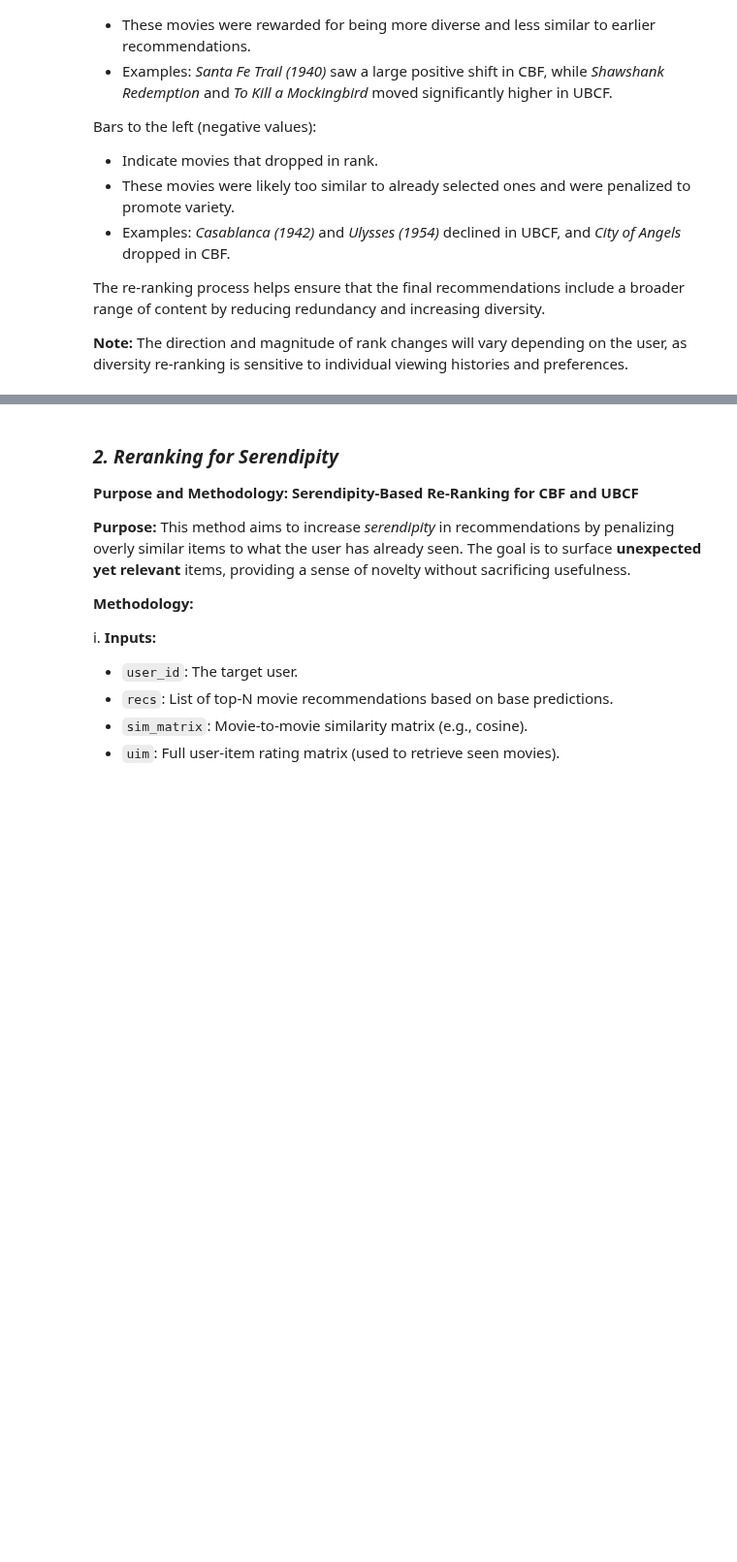
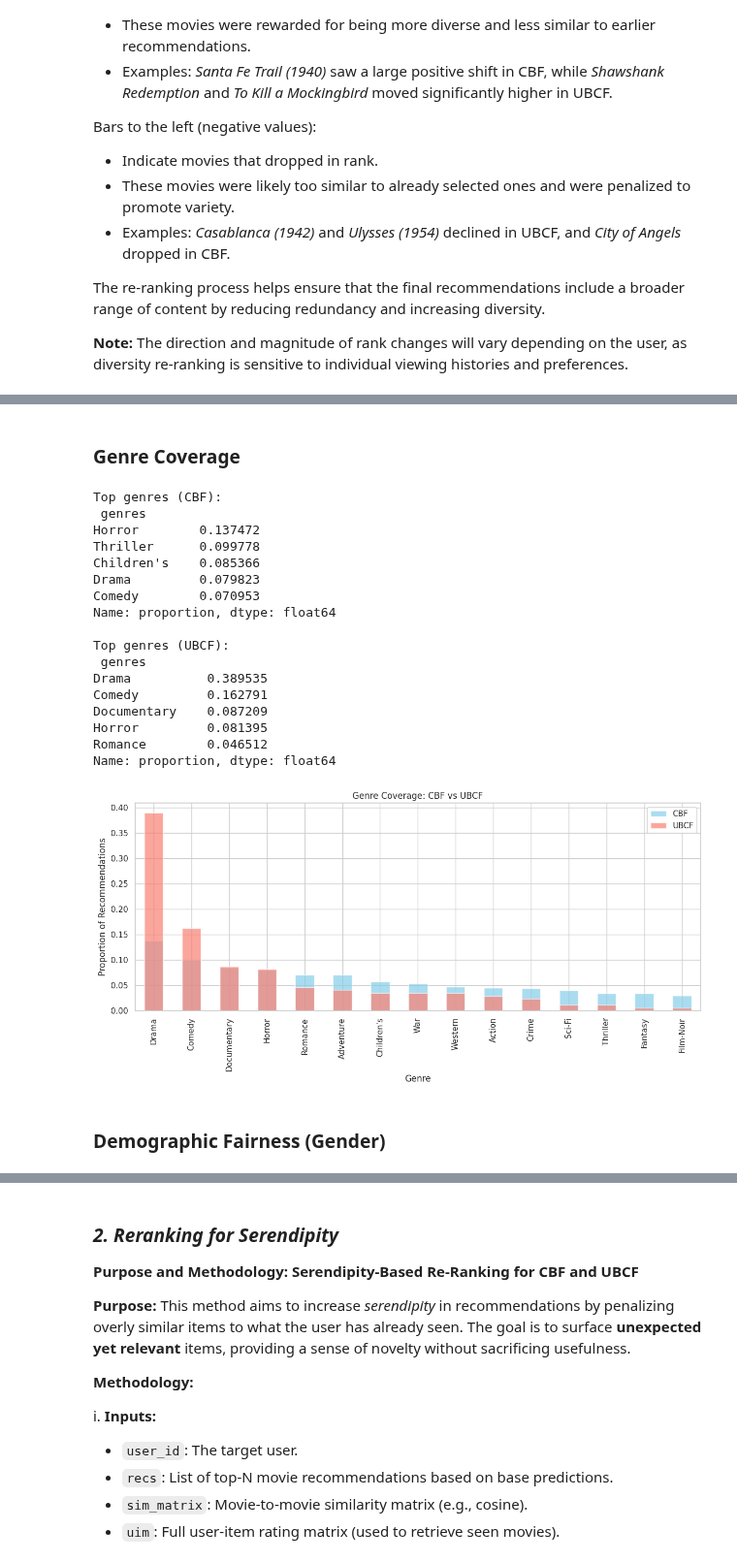
Before and after one commit to hawa1983/DATA-612, a Jupyter notebook: Project_4_2.ipynb, the cells around one changed output, grey strips where cells are left out. Shown at 97% size. Drawn from its saved outputs; the diff is of its cells as text; code cells hidden in the pictures; blank space fills up the shorter version.

```diff
--- a/Project_4_2.ipynb
+++ b/Project_4_2.ipynb
@@ -717,0 +777,64 @@ The re-ranking process helps ensure that the final recommendations include a bro
+# %% [markdown]
+### Genre Coverage
+# %%
+# --- Ensure genres column is list (redundant but safe) ---
+movies['genres'] = movies['genres'].apply(lambda g: g if isinstance(g, list) else g.split('|'))
+
+# --- Function: Genre Coverage ---
+def genre_coverage(recommendations_dict, movies_df):
+    recommended_ids = [
+        mid for recs in recommendations_dict.values() for mid, _ in recs
+    ]
+
+    genres_expanded = (
+        movies_df[movies_df['movieId'].isin(recommended_ids)][['movieId', 'genres']]
+        .explode('genres')
+        .dropna(subset=['genres'])
+    )
+
+    return genres_expanded['genres'].value_counts(normalize=True)
+
+# --- Run genre coverage ---
+genre_dist_cbf = genre_coverage(cbf_recs, movies)
+genre_dist_ubcf = genre_coverage(ubcf_recs, movies)
+
+# --- Display Results ---
+print("Top genres (CBF):\n", genre_dist_cbf.head())
+print("\nTop genres (UBCF):\n", genre_dist_ubcf.head())
+
+# --- Visualization with checks ---
+import matplotlib.pyplot as plt
+
+if not genre_dist_cbf.empty and not genre_dist_ubcf.empty:
+    plt.figure(figsize=(12, 6))
+    genre_dist_cbf.sort_values(ascending=False).plot(kind='bar', alpha=0.7, label='CBF', color='skyblue')
+    genre_dist_ubcf.sort_values(ascending=False).plot(kind='bar', alpha=0.7, label='UBCF', color='salmon')
+    plt.title("Genre Coverage: CBF vs UBCF")
+    plt.xlabel("Genre")
+    plt.ylabel("Proportion of Recommendations")
+    plt.legend()
+    plt.tight_layout()
+    plt.show()
+else:
+    print("No genre data available for plotting.")
+# %% [output]
+Top genres (CBF):
+ genres
+Horror        0.137472
+Thriller      0.099778
+Children's    0.085366
+Drama         0.079823
+Comedy        0.070953
+Name: proportion, dtype: float64
+
+Top genres (UBCF):
+ genres
+Drama          0.389535
+Comedy         0.162791
+Documentary    0.087209
+Horror         0.081395
+Romance        0.046512
+Name: proportion, dtype: float64
+[figure, added]
+# %% [markdown]
+### Demographic Fairness (Gender)
```
Also changed, not shown: parts of 20 cells of this notebook.
